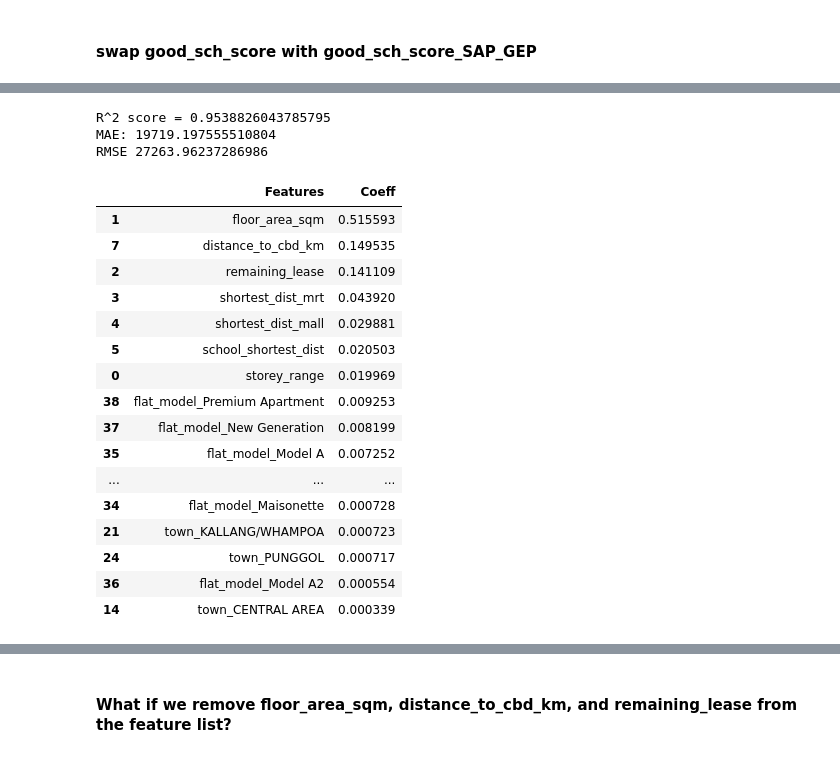
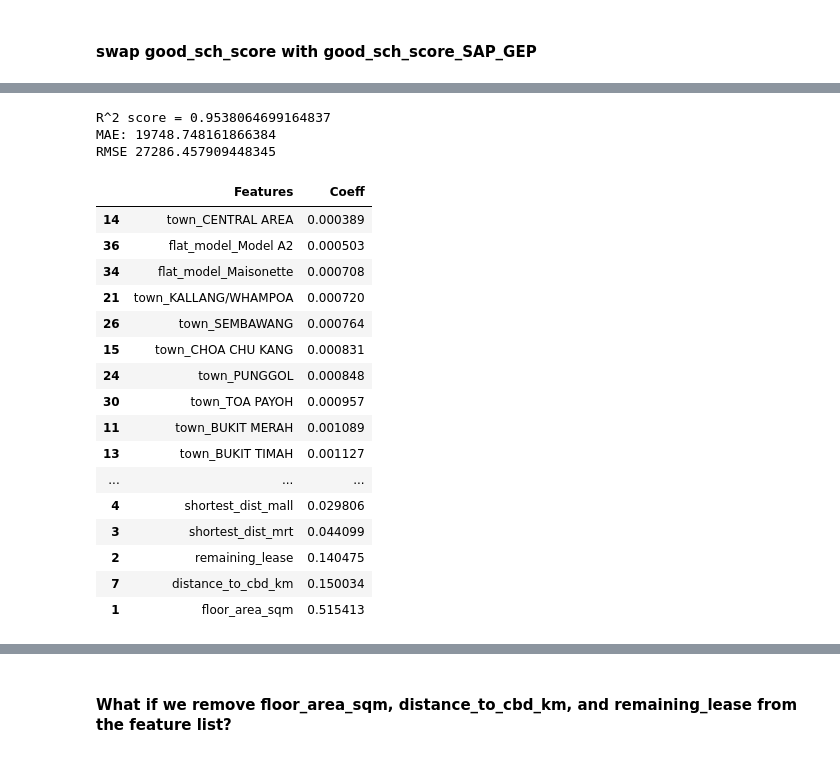
Before and after one commit to raychng/bt4222-project, a Jupyter notebook: Model Building 2004 to 2013.ipynb, the cells around one changed output, grey strips where cells are left out. Cells and saved outputs as stored; diff of their text form; code cells hidden in the pictures.

```diff
--- a/Model Building 2004 to 2013.ipynb
+++ b/Model Building 2004 to 2013.ipynb
@@ -791,27 +1059,28 @@ Notes:
 # %%
-rf = RandomForestRegressor()
-rf_r2, rf_mae, rf_rmse = model_performance(rf, X2_train, X2_test, y2_train, y2_test)
+rf_2 = RandomForestRegressor()
+rf_2_r2, rf_2_mae, rf_2_rmse = model_performance(rf_2, X2_train, X2_test, y2_train, y2_test)
 
-rf_importance = pd.DataFrame(list(zip(rf.feature_names_in_, rf.feature_importances_)), columns =['Features', 'Coeff'])
-rf_importance.sort_values(by = 'Coeff', ascending = False)
+rf_2_importance = pd.DataFrame(list(zip(rf_2.feature_names_in_, rf_2.feature_importances_)), columns =['Features', 'Coeff'])
+rf_2_importance = rf_2_importance.sort_values(by = 'Coeff', ascending = True)
+rf_2_importance
 # %% [output]
-R^2 score = 0.9538826043785795
-MAE: 19719.197555510804
-RMSE 27263.96237286986
+R^2 score = 0.9538064699164837
+MAE: 19748.748161866384
+RMSE 27286.457909448345
 |  | Features | Coeff |
-| 1 | floor_area_sqm | 0.515593 |
-| 7 | distance_to_cbd_km | 0.149535 |
-| 2 | remaining_lease | 0.141109 |
-| 3 | shortest_dist_mrt | 0.043920 |
-| 4 | shortest_dist_mall | 0.029881 |
-| 5 | school_shortest_dist | 0.020503 |
-| 0 | storey_range | 0.019969 |
-| 38 | flat_model_Premium Apartment | 0.009253 |
-| 37 | flat_model_New Generation | 0.008199 |
-| 35 | flat_model_Model A | 0.007252 |
+| 14 | town_CENTRAL AREA | 0.000389 |
+| 36 | flat_model_Model A2 | 0.000503 |
+| 34 | flat_model_Maisonette | 0.000708 |
+| 21 | town_KALLANG/WHAMPOA | 0.000720 |
+| 26 | town_SEMBAWANG | 0.000764 |
+| 15 | town_CHOA CHU KANG | 0.000831 |
+| 24 | town_PUNGGOL | 0.000848 |
+| 30 | town_TOA PAYOH | 0.000957 |
+| 11 | town_BUKIT MERAH | 0.001089 |
+| 13 | town_BUKIT TIMAH | 0.001127 |
 | ... | ... | ... |
-| 34 | flat_model_Maisonette | 0.000728 |
-| 21 | town_KALLANG/WHAMPOA | 0.000723 |
-| 24 | town_PUNGGOL | 0.000717 |
-| 36 | flat_model_Model A2 | 0.000554 |
-| 14 | town_CENTRAL AREA | 0.000339 |
+| 4 | shortest_dist_mall | 0.029806 |
+| 3 | shortest_dist_mrt | 0.044099 |
+| 2 | remaining_lease | 0.140475 |
+| 7 | distance_to_cbd_km | 0.150034 |
+| 1 | floor_area_sqm | 0.515413 |
```
Also changed, not shown: parts of 39 cells of this notebook.
